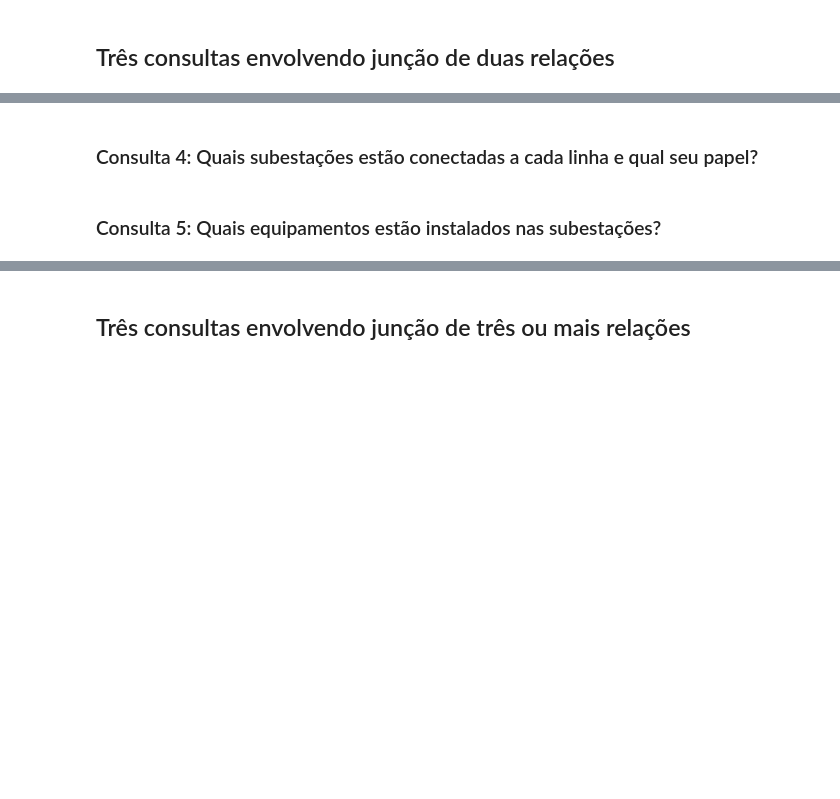
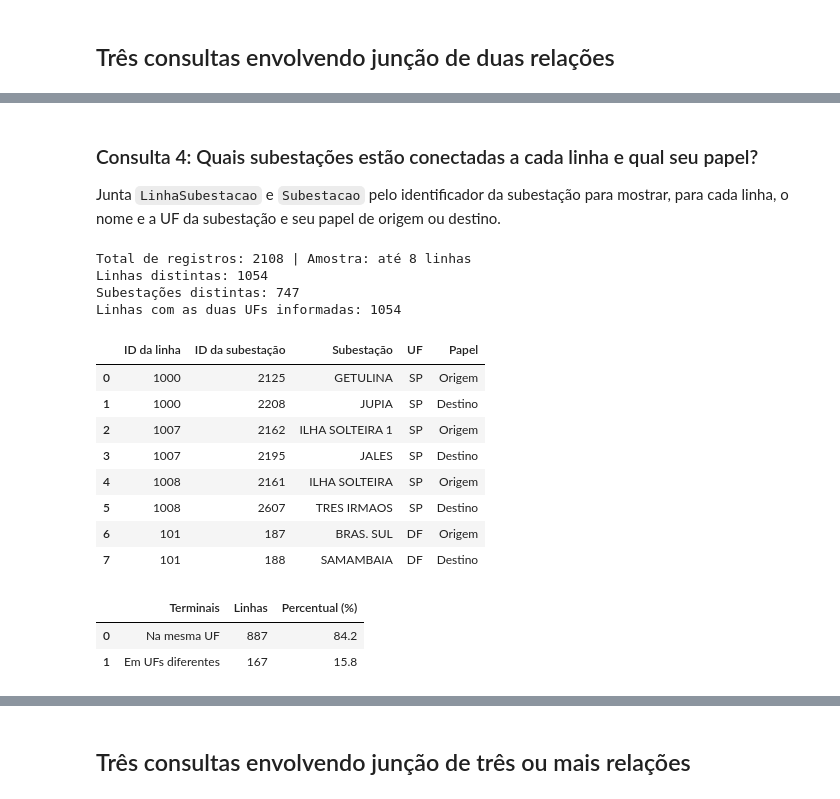
Before and after one commit to gabriellivalelia/TP2_IBD, a Jupyter notebook: tp2.ipynb, the cells around one changed output, grey strips where cells are left out. Saved outputs shown, nothing was run; the diff lists cells and outputs as text; code cells hidden in the pictures; blank space fills up the shorter version.

Commit message:
primeiras consultas

```diff
--- a/tp2.ipynb
+++ b/tp2.ipynb
@@ -970,4 +1163,51 @@ Saídas: /home/gabrielli/Documentos/UFMG/2026-2/Introdução a Banco de Dados/TP
 # %% [markdown]
 ### Consulta 4: Quais subestações estão conectadas a cada linha e qual seu papel?
+
+Junta `LinhaSubestacao` e `Subestacao` pelo identificador da subestação para mostrar, para cada linha, o nome e a UF da subestação e seu papel de origem ou destino.
-# %% [markdown]
-### Consulta 5: Quais equipamentos estão instalados nas subestações?
+# %%
+sql = """
+SELECT ls.IdeLinTms AS "ID da linha",
+       s.IdeSbe AS "ID da subestação",
+       s.NomSubestacao AS "Subestação",
+       s.SigUFSubestacao AS "UF",
+       ls.Papel
+FROM LinhaSubestacao AS ls
+JOIN Subestacao AS s ON s.IdeSbe = ls.IdeSbe
+ORDER BY ls.IdeLinTms, ls.Papel DESC;
+"""
+resultado_4 = consultar(sql)
+
+print(f"Total de registros: {len(resultado_4)} | Amostra: até 8 linhas")
+with pd.option_context("display.max_colwidth", None):
+    display(resultado_4.head(8))
+
+# Compara as UFs dos dois terminais de cada linha pelo identificador.
+terminais_uf = resultado_4.pivot(index="ID da linha", columns="Papel", values="UF")
+terminais_completos = terminais_uf.dropna(subset=["Origem", "Destino"])
+mesma_uf = terminais_completos["Origem"].eq(terminais_completos["Destino"])
+resumo_conexoes = pd.DataFrame({
+    "Terminais": ["Na mesma UF", "Em UFs diferentes"],
+    "Linhas": [int(mesma_uf.sum()), int((~mesma_uf).sum())],
+})
+resumo_conexoes["Percentual (%)"] = (100 * resumo_conexoes["Linhas"] / len(terminais_completos)).round(1)
+print(f"Linhas distintas: {resultado_4['ID da linha'].nunique()}")
+print(f"Subestações distintas: {resultado_4['ID da subestação'].nunique()}")
+print(f"Linhas com as duas UFs informadas: {len(terminais_completos)}")
+display(resumo_conexoes)
+# %% [output]
+Total de registros: 2108 | Amostra: até 8 linhas
+Linhas distintas: 1054
+Subestações distintas: 747
+Linhas com as duas UFs informadas: 1054
+|  | ID da linha | ID da subestação | Subestação | UF | Papel |
+| 0 | 1000 | 2125 | GETULINA | SP | Origem |
+| 1 | 1000 | 2208 | JUPIA | SP | Destino |
+| 2 | 1007 | 2162 | ILHA SOLTEIRA 1 | SP | Origem |
+| 3 | 1007 | 2195 | JALES | SP | Destino |
+| 4 | 1008 | 2161 | ILHA SOLTEIRA | SP | Origem |
+| 5 | 1008 | 2607 | TRES IRMAOS | SP | Destino |
+| 6 | 101 | 187 | BRAS. SUL | DF | Origem |
+| 7 | 101 | 188 | SAMAMBAIA | DF | Destino |
+|  | Terminais | Linhas | Percentual (%) |
+| 0 | Na mesma UF | 887 | 84.2 |
+| 1 | Em UFs diferentes | 167 | 15.8 |
```
Also changed, not shown: parts of 13 cells of this notebook.
